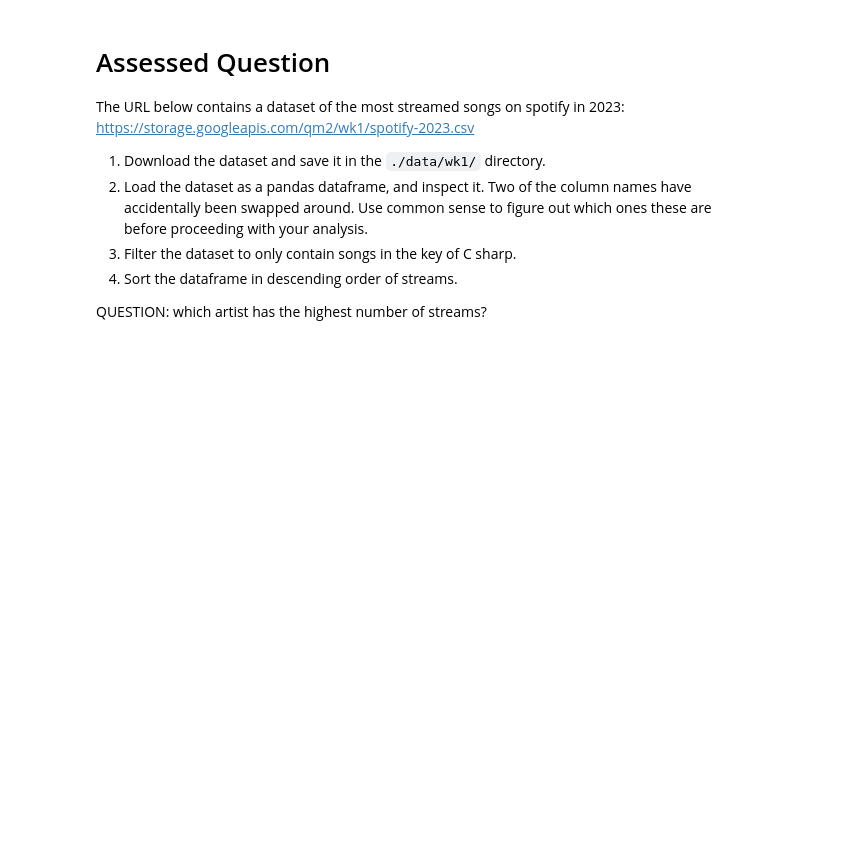
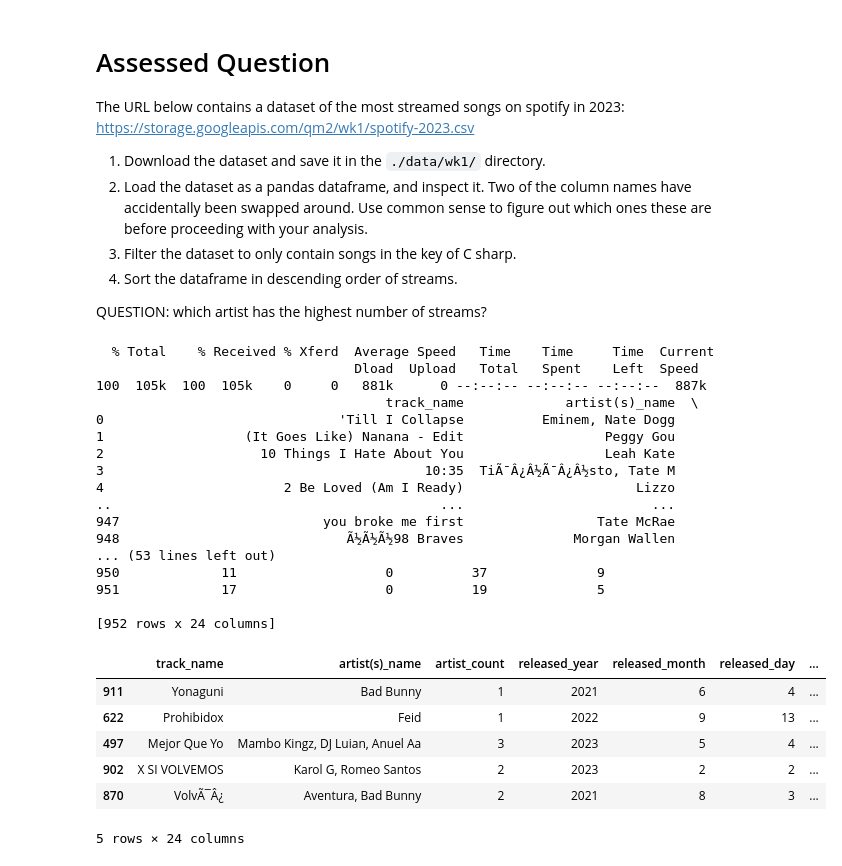
Before and after one commit to Ychen-Chu/QM2, a Jupyter notebook: notebooks/W01. Python Recap.ipynb, the cells around one changed output. Saved outputs shown, nothing was run; the diff lists cells and outputs as text; code cells hidden in the pictures; blank space fills up the shorter version.

```diff
--- a/notebooks/W01. Python Recap.ipynb
+++ b/notebooks/W01. Python Recap.ipynb
@@ -249,0 +247,53 @@ QUESTION: which artist has the highest number of streams?
+# %%
+# use this code cell to answer the question
+import pandas
+!curl https://storage.googleapis.com/qm2/wk1/spotify-2023.csv -o ./data/wk1/spotify-2023.csv
+data = pandas.read_csv('./data/wk1/spotify-2023.csv')
+data.head()
+
+# Define function to swap columns
+def swap_columns(df, col1, col2):
+    col_list = list(df.columns)
+    x, y = col_list.index(col1), col_list.index(col2)
+    col_list[y], col_list[x] = col_list[x], col_list[y]
+    df = df[col_list]
+    return df
+
+# Swap points and rebounds columns
+data = swap_columns(data , 'bpm', 'streams')
+
+# View updated DataFrame
+print(data)
+
+# Filter the dataset to only contain songs in the key of C sharp.
+c_sharp_songs = data[data['key'] == 'C#']
+c_sharp_songs.head()
+
+# Sort the dataframe in descending order of streams
+sorted_songs = c_sharp_songs.sort_values(by='streams', ascending=False)
+sorted_songs.head()
+# %% [output]
+  % Total    % Received % Xferd  Average Speed   Time    Time     Time  Current
+                                 Dload  Upload   Total   Spent    Left  Speed
+100  105k  100  105k    0     0   881k      0 --:--:-- --:--:-- --:--:--  887k
+                                     track_name             artist(s)_name  \
+0                              'Till I Collapse          Eminem, Nate Dogg
+1                  (It Goes Like) Nanana - Edit                  Peggy Gou
+2                    10 Things I Hate About You                  Leah Kate
+3                                         10:35  TiÃ¯Â¿Â½Ã¯Â¿Â½sto, Tate M
+4                       2 Be Loved (Am I Ready)                      Lizzo
+..                                          ...                        ...
+947                          you broke me first                 Tate McRae
+948                             Ã½Ã½Ã½98 Braves              Morgan Wallen
+... (53 lines left out)
+950             11                   0          37              9
+951             17                   0          19              5
+
+[952 rows x 24 columns]
+|  | track_name | artist(s)_name | artist_count | released_year | released_month | released_day | ... |
+| 911 | Yonaguni | Bad Bunny | 1 | 2021 | 6 | 4 | ... |
+| 622 | Prohibidox | Feid | 1 | 2022 | 9 | 13 | ... |
+| 497 | Mejor Que Yo | Mambo Kingz, DJ Luian, Anuel Aa | 3 | 2023 | 5 | 4 | ... |
+| 902 | X SI VOLVEMOS | Karol G, Romeo Santos | 2 | 2023 | 2 | 2 | ... |
+| 870 | VolvÃ¯Â¿ | Aventura, Bad Bunny | 2 | 2021 | 8 | 3 | ... |
+5 rows × 24 columns
```
Also changed, not shown: parts of 1 cell of this notebook.
